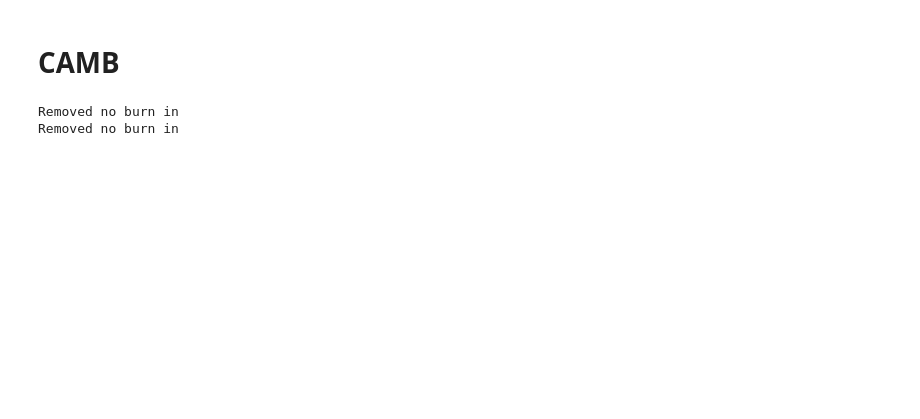
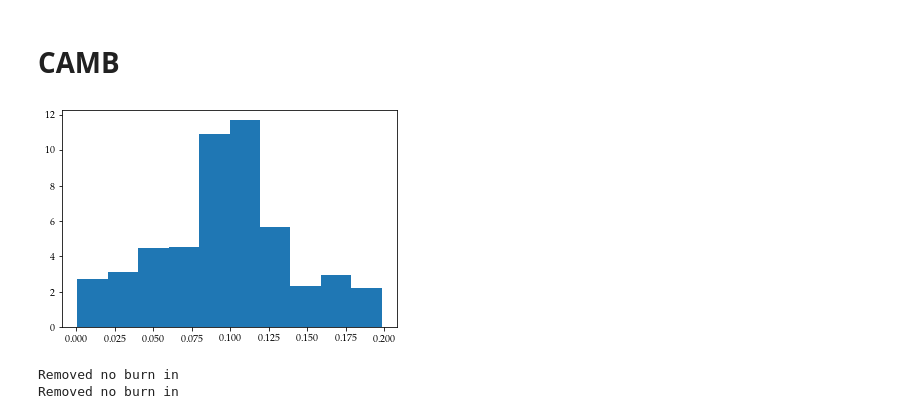
Before and after one commit to Harry45/emuplanck, a Jupyter notebook: triangle.ipynb, the cells around one changed output. Saved outputs shown, nothing was run; the diff lists cells and outputs as text; code cells hidden in the pictures; blank space fills up the shorter version.

```diff
--- a/triangle.ipynb
+++ b/triangle.ipynb
@@ -25,3 +26,8 @@ camb_samples_2 = pickle_load('samples', 'camb_samples_corrected_neutrino_2')
+# %%
+plt.hist(camb_samples_2[:,-1][camb_samples_2[:,-1] < 0.20], density = True)
+plt.show()
+# %% [output]
+[figure, added]
 # %%
 labels = [r'$\Omega_{b}h^{2}$',
           r'$\Omega_{cdm}h^{2}$',
```
Also changed, not shown: parts of 9 cells of this notebook, 2 other files.
